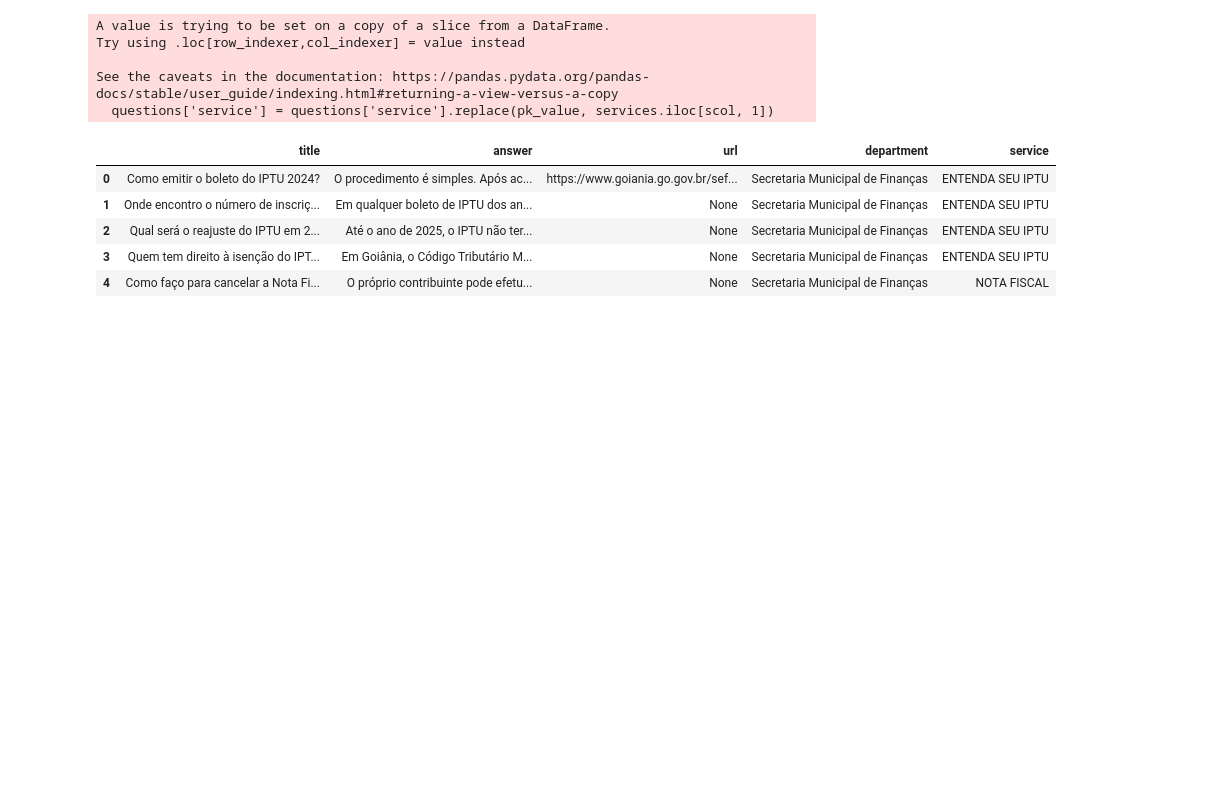
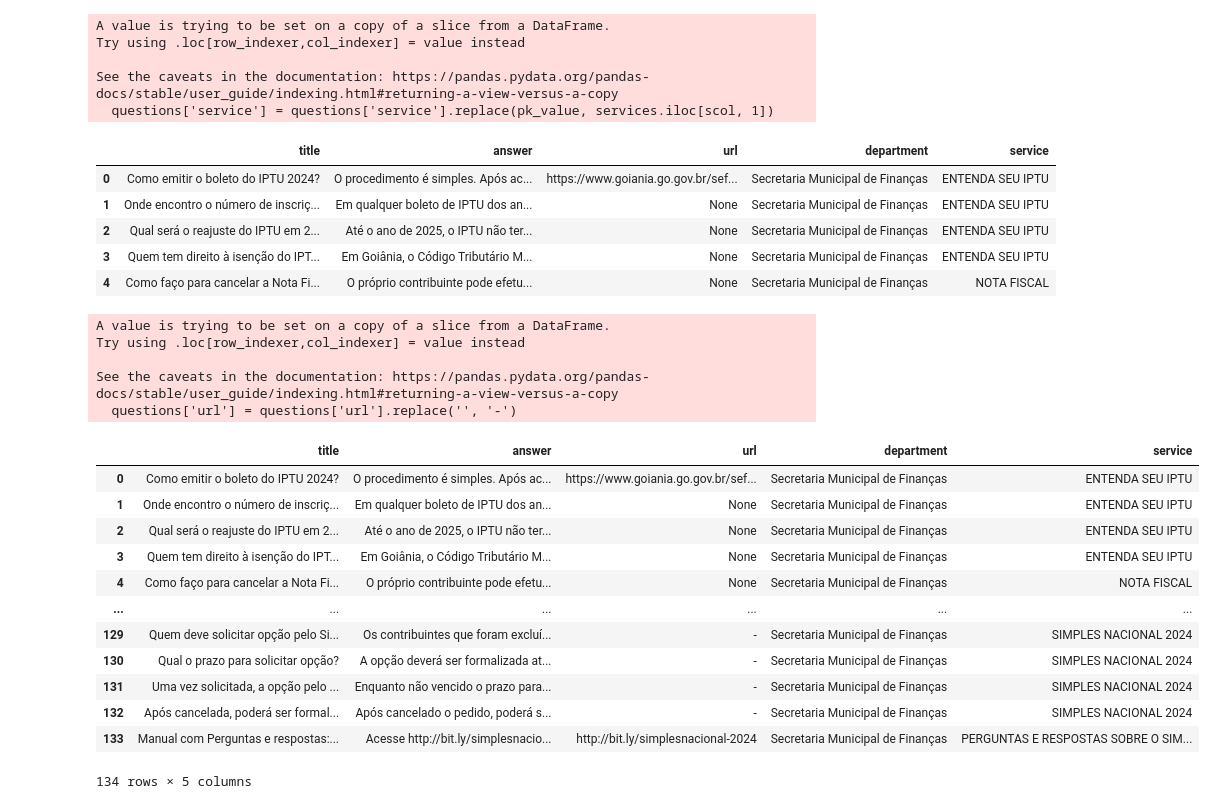
Before and after one commit to uadson/machine-learning, a Jupyter notebook: predictive/classification/naive_bayes/chatbot_data.ipynb, the cells around one changed output. Cells and saved outputs as stored; diff of their text form; code cells hidden in the pictures; blank space fills up the shorter version.

```diff
--- a/predictive/classification/naive_bayes/chatbot_data.ipynb
+++ b/predictive/classification/naive_bayes/chatbot_data.ipynb
@@ -106,3 +129,27 @@ questions.head()
 | 2 | Qual será o reajuste do IPTU em 2... | Até o ano de 2025, o IPTU não ter... | None | Secretaria Municipal de Finanças | ENTENDA SEU IPTU |
 | 3 | Quem tem direito à isenção do IPT... | Em Goiânia, o Código Tributário M... | None | Secretaria Municipal de Finanças | ENTENDA SEU IPTU |
 | 4 | Como faço para cancelar a Nota Fi... | O próprio contribuinte pode efetu... | None | Secretaria Municipal de Finanças | NOTA FISCAL |
+# %%
+questions['url'] = questions['url'].replace('', '-')
+# %% [output]
+A value is trying to be set on a copy of a slice from a DataFrame.
+Try using .loc[row_indexer,col_indexer] = value instead
+
+See the caveats in the documentation: https://pandas.pydata.org/pandas-docs/stable/user_guide/indexing.html#returning-a-view-versus-a-copy
+  questions['url'] = questions['url'].replace('', '-')
+# %%
+questions
+# %% [output]
+|  | title | answer | url | department | service |
+| 0 | Como emitir o boleto do IPTU 2024? | O procedimento é simples. Após ac... | https://www.goiania.go.gov.br/sef... | Secretaria Municipal de Finanças | ENTENDA SEU IPTU |
+| 1 | Onde encontro o número de inscriç... | Em qualquer boleto de IPTU dos an... | None | Secretaria Municipal de Finanças | ENTENDA SEU IPTU |
+| 2 | Qual será o reajuste do IPTU em 2... | Até o ano de 2025, o IPTU não ter... | None | Secretaria Municipal de Finanças | ENTENDA SEU IPTU |
+| 3 | Quem tem direito à isenção do IPT... | Em Goiânia, o Código Tributário M... | None | Secretaria Municipal de Finanças | ENTENDA SEU IPTU |
+| 4 | Como faço para cancelar a Nota Fi... | O próprio contribuinte pode efetu... | None | Secretaria Municipal de Finanças | NOTA FISCAL |
+| ... | ... | ... | ... | ... | ... |
+| 129 | Quem deve solicitar opção pelo Si... | Os contribuintes que foram excluí... | - | Secretaria Municipal de Finanças | SIMPLES NACIONAL 2024 |
+| 130 | Qual o prazo para solicitar opção? | A opção deverá ser formalizada at... | - | Secretaria Municipal de Finanças | SIMPLES NACIONAL 2024 |
+| 131 | Uma vez solicitada, a opção pelo ... | Enquanto não vencido o prazo para... | - | Secretaria Municipal de Finanças | SIMPLES NACIONAL 2024 |
+| 132 | Após cancelada, poderá ser formal... | Após cancelado o pedido, poderá s... | - | Secretaria Municipal de Finanças | SIMPLES NACIONAL 2024 |
+| 133 | Manual com Perguntas e respostas:... | Acesse http://bit.ly/simplesnacio... | http://bit.ly/simplesnacional-2024 | Secretaria Municipal de Finanças | PERGUNTAS E RESPOSTAS SOBRE O SIM... |
+134 rows × 5 columns
```
Also changed, not shown: parts of 26 cells of this notebook, 2 other files.
